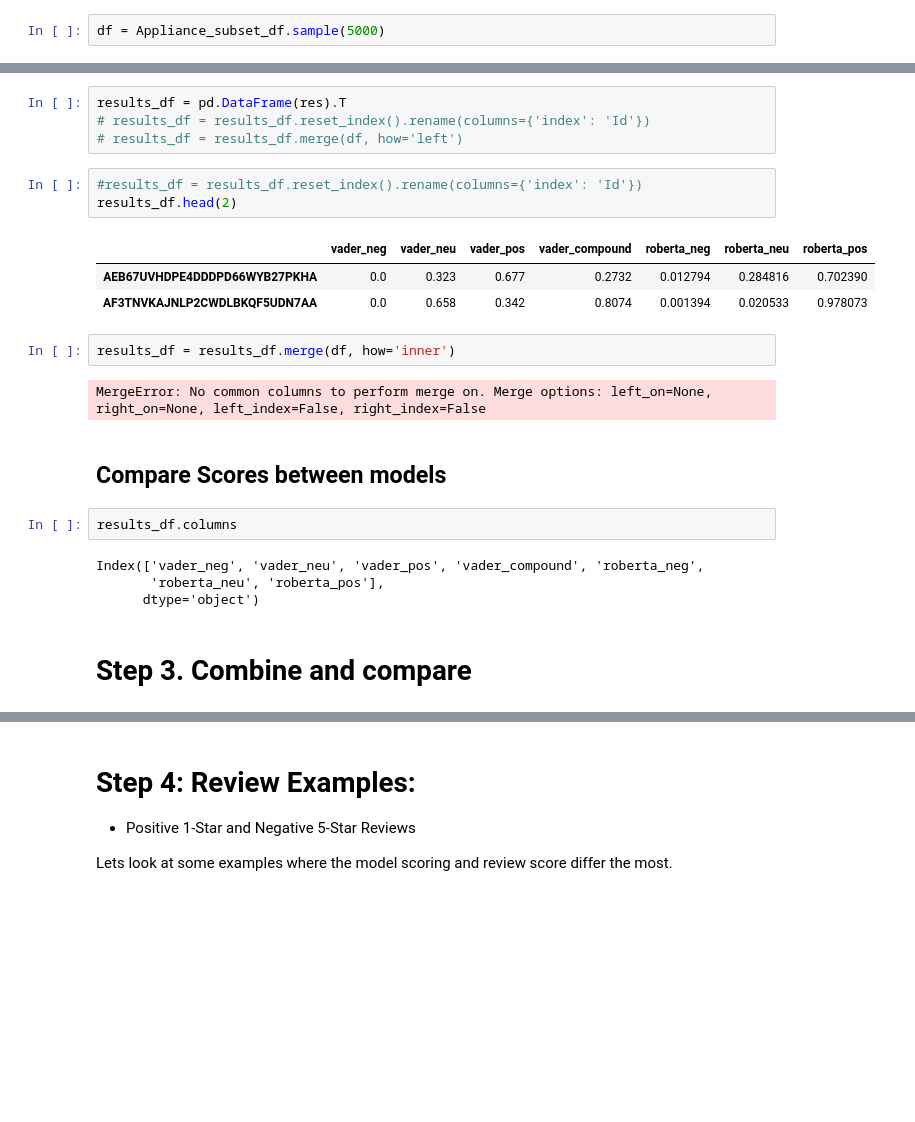
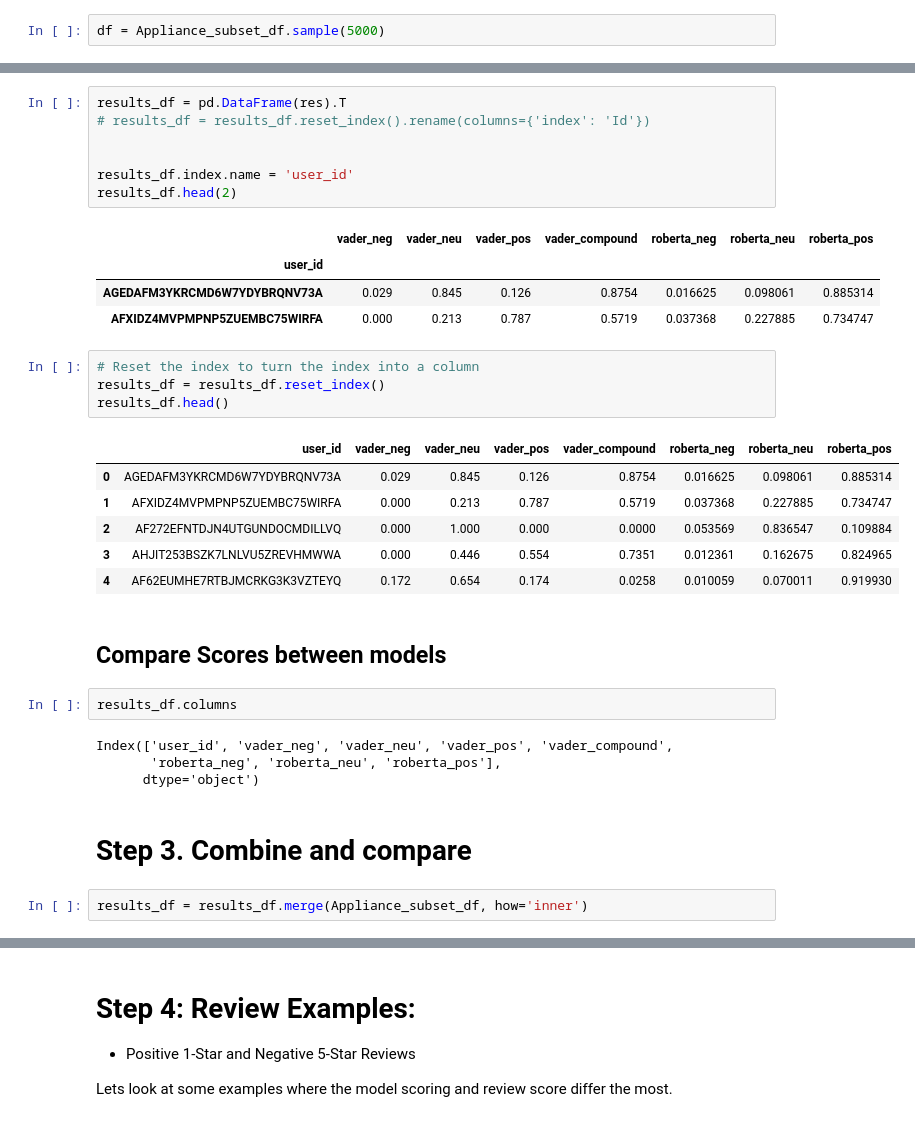
Before and after one commit to gisellegomezp/Project3, a Jupyter notebook: Giselle/testing vader and roberta.ipynb, the cells around one changed output, grey strips where cells are left out. Saved outputs shown, nothing was run; the diff lists cells and outputs as text; blank space fills up the shorter version.

```diff
--- a/Giselle/testing vader and roberta.ipynb
+++ b/Giselle/testing vader and roberta.ipynb
@@ -334,25 +325,35 @@ Broke for id AGUQJZHE662GL4MY2GLBMA4HZ3IQ
 # %%
 results_df = pd.DataFrame(res).T
 # results_df = results_df.reset_index().rename(columns={'index': 'Id'})
-# results_df = results_df.merge(df, how='left')
+
+
+results_df.index.name = 'user_id'
+results_df.head(2)
+# %% [output]
+|  | vader_neg | vader_neu | vader_pos | vader_compound | roberta_neg | roberta_neu | roberta_pos |
+| user_id |  |  |  |  |  |  |  |
+| AGEDAFM3YKRCMD6W7YDYBRQNV73A | 0.029 | 0.845 | 0.126 | 0.8754 | 0.016625 | 0.098061 | 0.885314 |
+| AFXIDZ4MVPMPNP5ZUEMBC75WIRFA | 0.000 | 0.213 | 0.787 | 0.5719 | 0.037368 | 0.227885 | 0.734747 |
-# %%
-#results_df = results_df.reset_index().rename(columns={'index': 'Id'})
-results_df.head(2)
-# %% [output]
-|  | vader_neg | vader_neu | vader_pos | vader_compound | roberta_neg | roberta_neu | roberta_pos |
-| AEB67UVHDPE4DDDPD66WYB27PKHA | 0.0 | 0.323 | 0.677 | 0.2732 | 0.012794 | 0.284816 | 0.702390 |
-| AF3TNVKAJNLP2CWDLBKQF5UDN7AA | 0.0 | 0.658 | 0.342 | 0.8074 | 0.001394 | 0.020533 | 0.978073 |
-# %%
-results_df = results_df.merge(df, how='inner')
-# %% [output]
-MergeError: No common columns to perform merge on. Merge options: left_on=None, right_on=None, left_index=False, right_index=False
+# %%
+# Reset the index to turn the index into a column
+results_df = results_df.reset_index()
+results_df.head()
+# %% [output]
+|  | user_id | vader_neg | vader_neu | vader_pos | vader_compound | roberta_neg | roberta_neu | roberta_pos |
+| 0 | AGEDAFM3YKRCMD6W7YDYBRQNV73A | 0.029 | 0.845 | 0.126 | 0.8754 | 0.016625 | 0.098061 | 0.885314 |
+| 1 | AFXIDZ4MVPMPNP5ZUEMBC75WIRFA | 0.000 | 0.213 | 0.787 | 0.5719 | 0.037368 | 0.227885 | 0.734747 |
+| 2 | AF272EFNTDJN4UTGUNDOCMDILLVQ | 0.000 | 1.000 | 0.000 | 0.0000 | 0.053569 | 0.836547 | 0.109884 |
+| 3 | AHJIT253BSZK7LNLVU5ZREVHMWWA | 0.000 | 0.446 | 0.554 | 0.7351 | 0.012361 | 0.162675 | 0.824965 |
+| 4 | AF62EUMHE7RTBJMCRKG3K3VZTEYQ | 0.172 | 0.654 | 0.174 | 0.0258 | 0.010059 | 0.070011 | 0.919930 |
 # %% [markdown]
 ## Compare Scores between models
 # %%
 results_df.columns
 # %% [output]
-Index(['vader_neg', 'vader_neu', 'vader_pos', 'vader_compound', 'roberta_neg',
-       'roberta_neu', 'roberta_pos'],
+Index(['user_id', 'vader_neg', 'vader_neu', 'vader_pos', 'vader_compound',
+       'roberta_neg', 'roberta_neu', 'roberta_pos'],
       dtype='object')
 # %% [markdown]
 # Step 3. Combine and compare
+# %%
+results_df = results_df.merge(Appliance_subset_df, how='inner')
```
Also changed, not shown: parts of 6 cells of this notebook, 1 other file.
